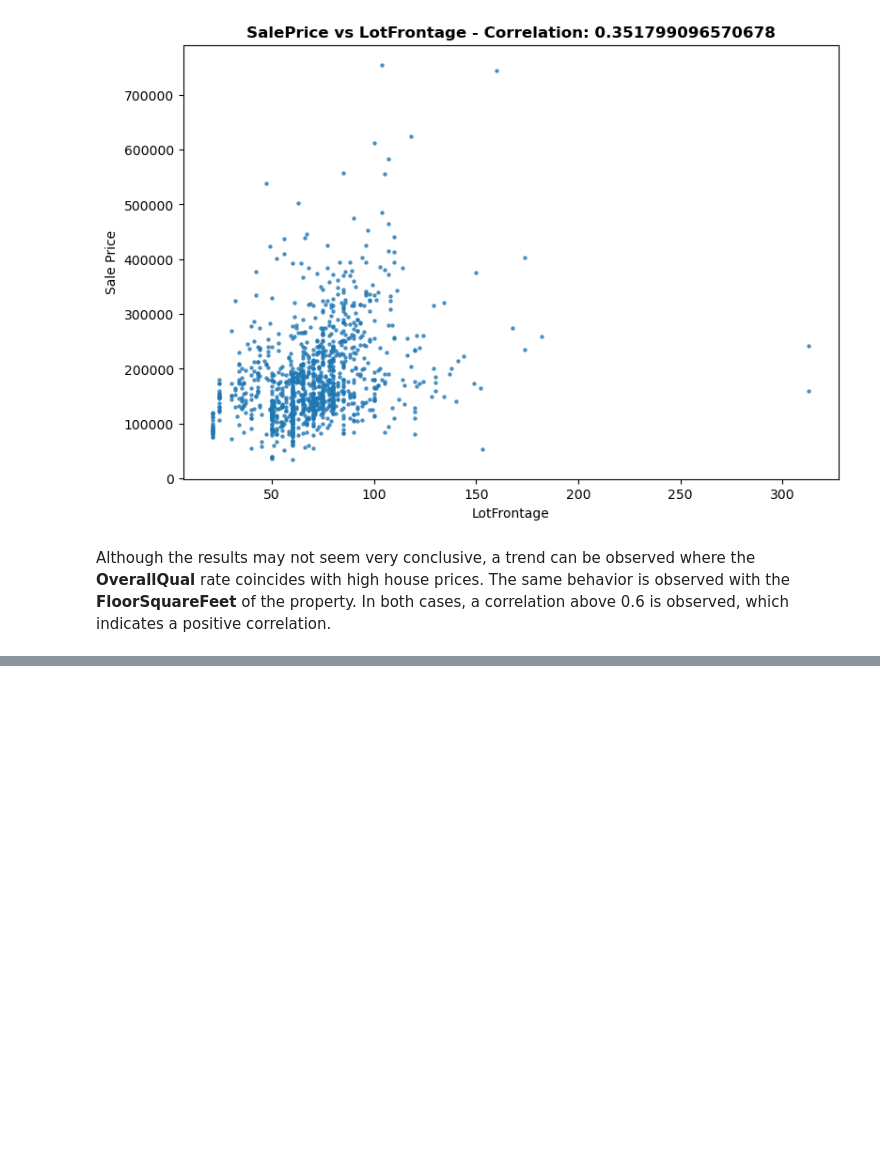
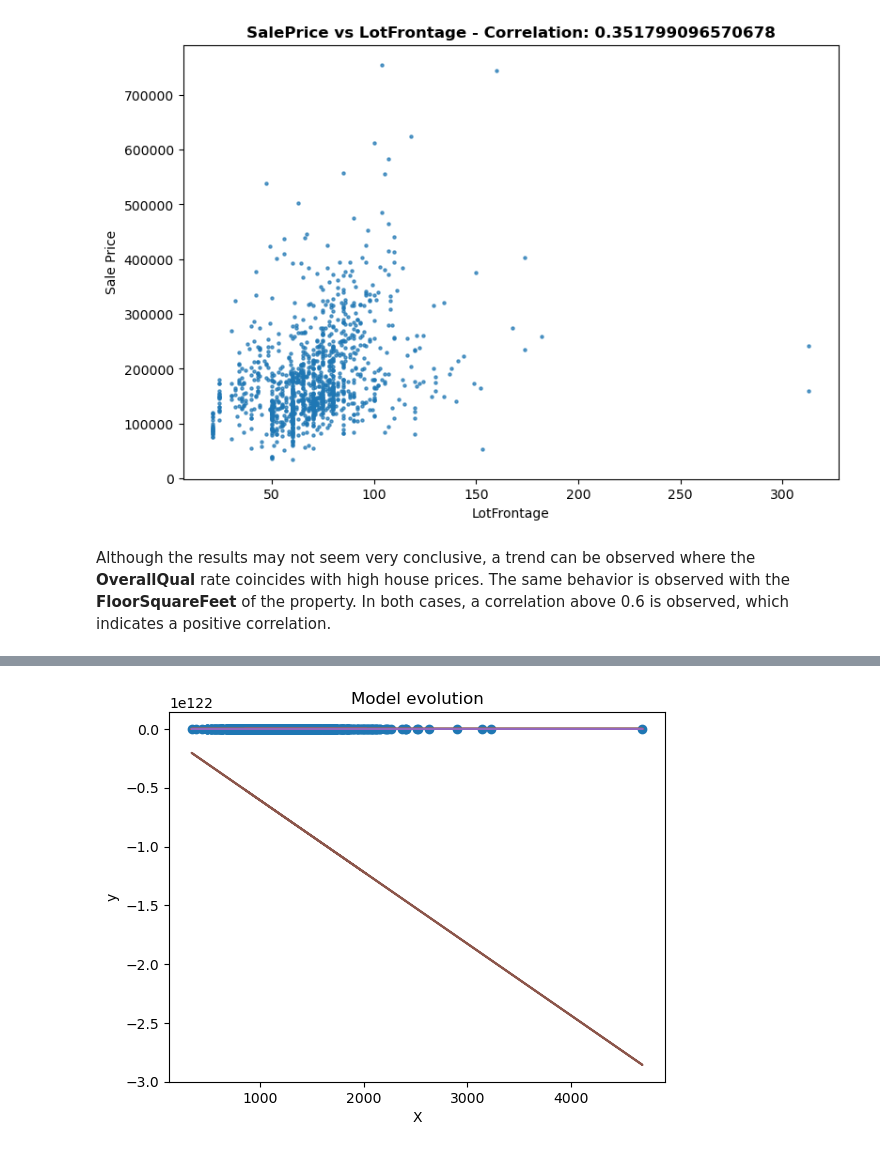
Before and after one commit to carlosopr/g-labs, a Jupyter notebook: project01/house_prices.ipynb, the cells around one changed output, grey strips where cells are left out. Saved outputs shown, nothing was run; the diff lists cells and outputs as text; code cells hidden in the pictures; blank space fills up the shorter version.

```diff
--- a/project01/house_prices.ipynb
+++ b/project01/house_prices.ipynb
@@ -164,0 +251,4 @@ Although the results may not seem very conclusive, a trend can be observed where
+# %%
+DataPlotter.plot_evolution(model_dict_f2,n=5,X=X_train_f2,y=y_train)
+# %% [output]
+[figure, added]
```
Also changed, not shown: parts of 18 cells of this notebook, 2 other files.
